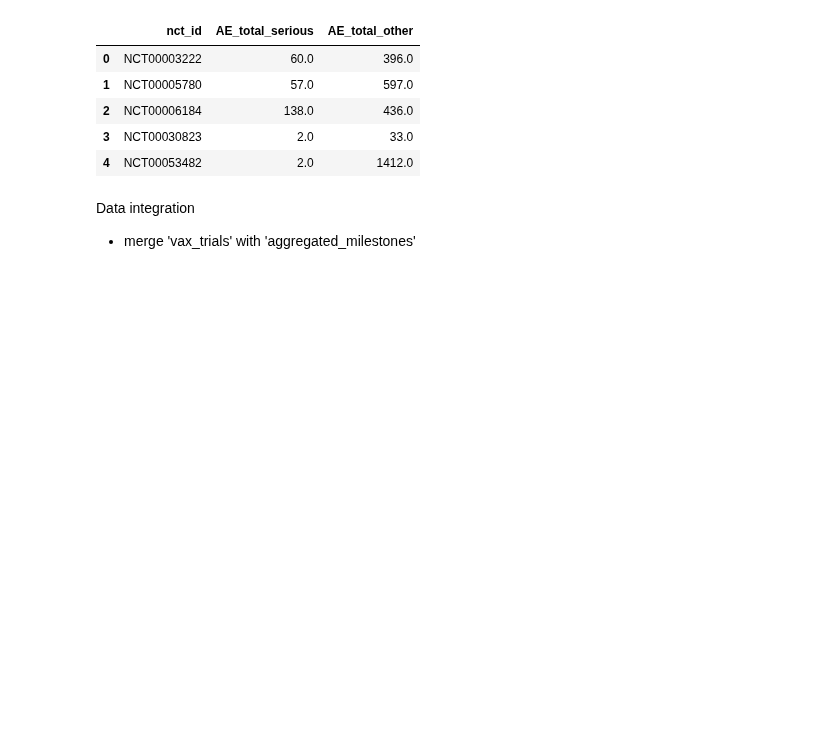
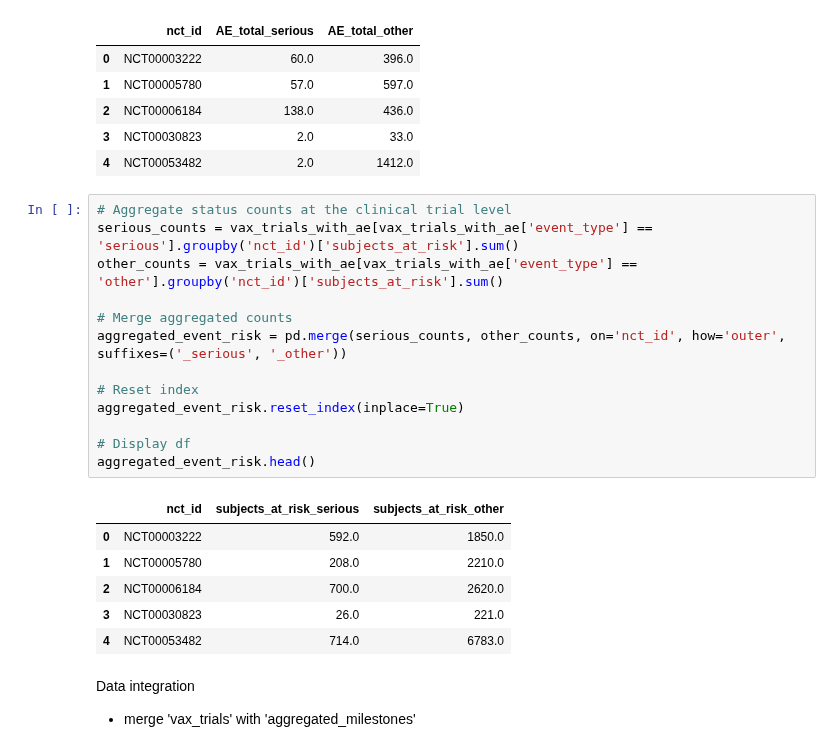
Before and after one commit to brunalos/clinical-trials-ml, a Jupyter notebook: vaccines.ipynb, the cells around one changed output. Drawn from its saved outputs; the diff is of its cells as text; blank space fills up the shorter version.

```diff
--- a/vaccines.ipynb
+++ b/vaccines.ipynb
@@ -1158,6 +1158,26 @@ aggregated_event_type.head()
 | 2 | NCT00006184 | 138.0 | 436.0 |
 | 3 | NCT00030823 | 2.0 | 33.0 |
 | 4 | NCT00053482 | 2.0 | 1412.0 |
+# %%
+# Aggregate status counts at the clinical trial level
+serious_counts = vax_trials_with_ae[vax_trials_with_ae['event_type'] == 'serious'].groupby('nct_id')['subjects_at_risk'].sum()
+other_counts = vax_trials_with_ae[vax_trials_with_ae['event_type'] == 'other'].groupby('nct_id')['subjects_at_risk'].sum()
+
+# Merge aggregated counts
+aggregated_event_risk = pd.merge(serious_counts, other_counts, on='nct_id', how='outer', suffixes=('_serious', '_other'))
+
+# Reset index
+aggregated_event_risk.reset_index(inplace=True)
+
+# Display df
+aggregated_event_risk.head()
+# %% [output]
+|  | nct_id | subjects_at_risk_serious | subjects_at_risk_other |
+| 0 | NCT00003222 | 592.0 | 1850.0 |
+| 1 | NCT00005780 | 208.0 | 2210.0 |
+| 2 | NCT00006184 | 700.0 | 2620.0 |
+| 3 | NCT00030823 | 26.0 | 221.0 |
+| 4 | NCT00053482 | 714.0 | 6783.0 |
 # %% [markdown]
 Data integration
 
```
Also changed, not shown: parts of 5 cells of this notebook, 1 other file.
